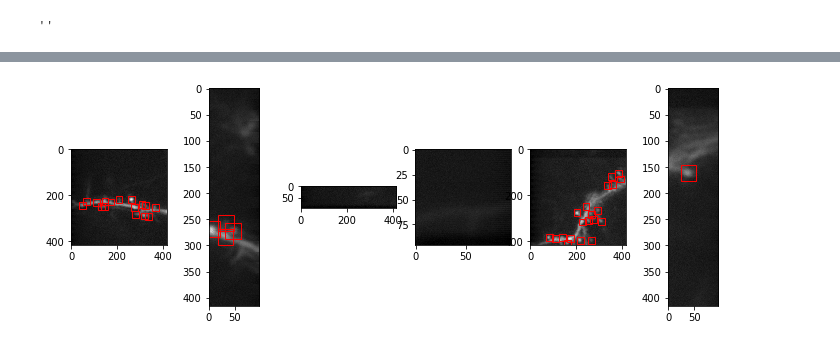
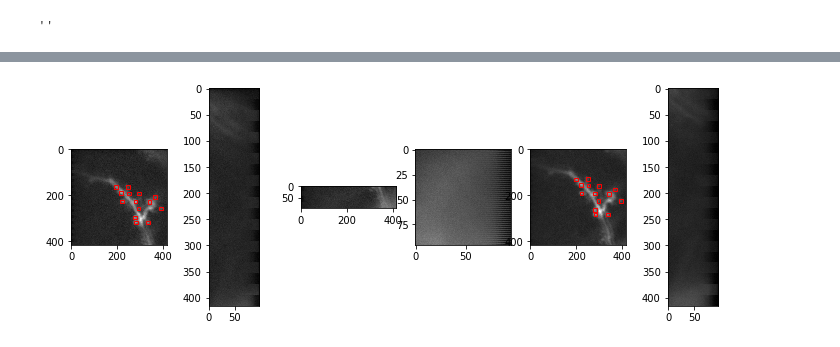
Before and after one commit to mikeusru/yolo_spines, a Jupyter notebook: spine_preprocessing/collect_spine_data.ipynb, the cells around one changed output, grey strips where cells are left out. Cells and saved outputs as stored; diff of their text form; code cells hidden in the pictures.

```diff
--- a/spine_preprocessing/collect_spine_data.ipynb
+++ b/spine_preprocessing/collect_spine_data.ipynb
@@ -19,8 +20,8 @@ import matplotlib.patches as patches
 IMAGE_HEIGHT = 416
 IMAGE_WIDTH = 416
 IMAGE_CHANNELS = 3
-BOX_WIDTH = 30 #px
-BOX_HEIGHT = 30 #px
+BOX_WIDTH = 15 #px
+BOX_HEIGHT = 15 #px
 # %%
 #initialize tkinter stuff
 root = tk.Tk()
@@ -107,26 +114,32 @@ def split_large_images_and_coordinates(row):
     images_split_height = np.split(image, split_indices_height, axis = 0)
     #split coordinates by y, accordingly
     x_y_coordinates = row['x_y_coordinates']
+    #split coordinates into individual lists for indexing
+    x_all = np.array([x for x,_ in x_y_coordinates])
+    y_all = np.array([y for _,y in x_y_coordinates])
     if len(split_indices_width) > 0:
-        x_indices = np.digitize(x_y_coordinates[0], split_indices_width)
-    else: x_indices = np.zeros(x_y_coordinates[0].shape, dtype = np.uint8)
+        x_indices = np.digitize(x_all, split_indices_width)
+    else: x_indices = np.zeros(x_all.shape, dtype = np.uint8)
 
     if len(split_indices_height) > 0:
-        y_indices = np.digitize(x_y_coordinates[1], split_indices_height)
-    else: y_indices = np.zeros(x_y_coordinates[1].shape, dtype = np.uint8)
+        y_indices = np.digitize(y_all, split_indices_height)
+    else: y_indices = np.zeros(y_all.shape, dtype = np.uint8)
 
     # coordinates are split into matrix in shape of split image
     coordinates_split = np.empty((len(split_indices_height)+1,len(split_indices_width)+1), dtype = np.object)
-    for x,y,x_ind,y_ind in zip(x_y_coordinates[0,:], x_y_coordinates[1,:],x_indices,y_indices):
+    for xy,x_ind,y_ind in zip(x_y_coordinates,x_indices,y_indices):
         if coordinates_split[y_ind,x_ind] is None:
             coordinates_split[y_ind,x_ind] = []
         # correct coordinates for amount of pixels which are removed before them
         # this only works if coordinates are calculated from top left so make sure that's the case
-        x_corrected = x - x_ind * IMAGE_WIDTH
-        y_corrected = y - y_ind * IMAGE_HEIGHT
-        coordinates_split[y_ind,x_ind].append([x_corrected,y_corrected])
+#         x_corrected = x - x_ind * IMAGE_WIDTH
+#         y_corrected = y - y_ind * IMAGE_HEIGHT
+        x_y_corrected = xy - np.array([x_ind * IMAGE_WIDTH, y_ind * IMAGE_HEIGHT])
+        coordinates_split[y_ind,x_ind].append(x_y_corrected)
     # flatten coordinate matrix so its shape aligns with images_split
     coordinates_split = coordinates_split.flatten().tolist()
+    #translate all lists to numpy arrays
+    coordinates_split = [np.array(x) for x in coordinates_split]
     images_split = []
     #create now, split images by width and create list of all images
     for image_split_height in images_split_height:
@@ -179,18 +180,19 @@ img_df = img_df.rename(columns = {'big_image_flag':'split_image'})
 # %%
 #Show a few sample split images with boxes
 n_img = 6
 fig, m_axs = plt.subplots(1, n_img, figsize=(12, 4))
 for img,ax_ind in zip(images_split_all[:n_img], range(6)):
     m_axs[ax_ind].imshow(img)
-    if coordinates_split_all[ax_ind] is not None:
-        for x,y in coordinates_split_all[ax_ind]:
-            x_rect = x-BOX_WIDTH/2
-            y_rect = y-BOX_HEIGHT/2
-            rect = patches.Rectangle((x_rect,y_rect),BOX_WIDTH,BOX_HEIGHT,linewidth=1,edgecolor='r',facecolor='none')
+    if sum(coordinates_split_all[ax_ind].shape) > 0:
+        for xy in coordinates_split_all[ax_ind]:
+#             x_rect = x-BOX_WIDTH/2
+#             y_rect = y-BOX_HEIGHT/2
+            x_y_rect = xy-np.array([BOX_HEIGHT/2,BOX_WIDTH/2])
+            rect = patches.Rectangle((x_y_rect),BOX_WIDTH,BOX_HEIGHT,linewidth=1,edgecolor='r',facecolor='none')
             m_axs[ax_ind].add_patch(rect)
 plt.show(fig)
 # %% [output]
-[figure, old version]
+[figure, new version]
 # %%
 # get image shapes
 img_df['shape'] = img_df['images'].map(lambda x: x.shape)
```
Also changed, not shown: parts of 18 cells of this notebook, 1 other file.
